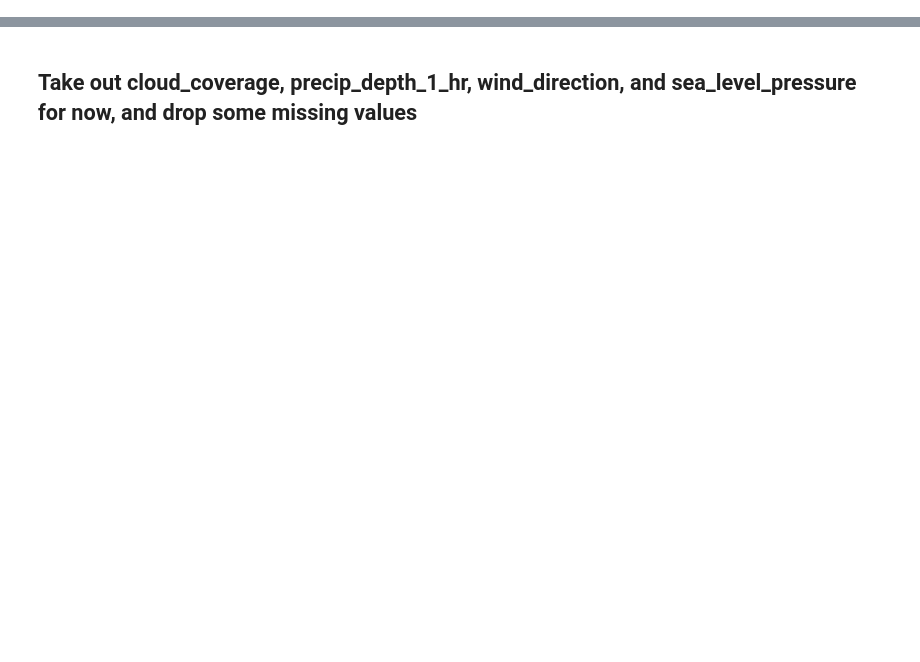
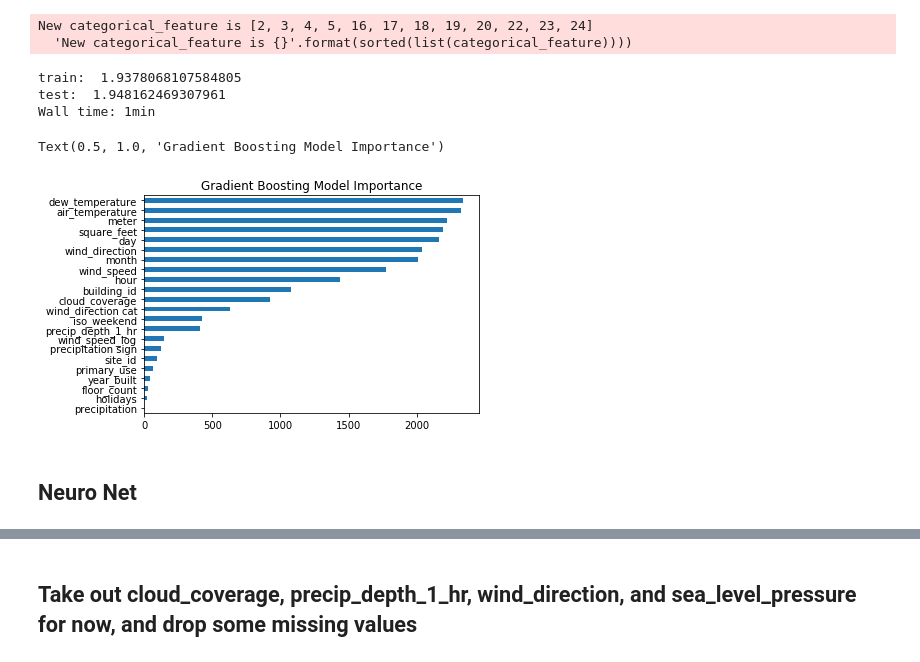
Before and after one commit to Matthew-Peng/AutoML_vs_DataScientist, a Jupyter notebook: models.ipynb, the cells around one changed output, grey strips where cells are left out. Drawn from its saved outputs; the diff is of its cells as text; code cells hidden in the pictures; blank space fills up the shorter version.

```diff
--- a/models.ipynb
+++ b/models.ipynb
@@ -18,0 +419,2 @@ Wall time: 31.8 s
+# %%
+X_train, X_test, y_train, y_test = train_test_split(X_sub, y_sub, test_size=0.5, random_state=33)
@@ -18,0 +448,42 @@ Wall time: 31.8 s
+# %%
+remaining_col = [col for col in X_train.columns if col != 'sea_level_pressure']
+# %%
+X_sub = X_sub[remaining_col]
+X_train, X_test, y_train, y_test = train_test_split(X_sub, y_sub, test_size=0.5, random_state=33)
+# %%
+%%time
+cat_variables = ['building_id', 'meter', 'site_id', 'primary_use', 'month', 'day',
+                'iso_weekend', 'hour', 'holidays',
+                'wind_direction cat', 'precipitation', 'precipitation sign']
+
+cat_variables_loc = list()
+for var in cat_variables:
+    cat_variables_loc.append(train_df.columns.get_loc(var))
+
+bst3 = lgb.LGBMRegressor(n_estimators = 750)
+bst3.fit(X_train.values, y_train.values, categorical_feature=cat_variables_loc)
+
+prediction_on_X_train = bst3.predict(X_train)
+prediction_on_X_train = pd.Series(prediction_on_X_train)
+prediction_on_X_train[prediction_on_X_train<0] = 0
+print('train: ', np.sqrt(mean_squared_log_error( y_train, prediction_on_X_train)))
+
+prediction_on_X_test = bst3.predict(X_test)
+prediction_on_X_test = pd.Series(prediction_on_X_test)
+prediction_on_X_test[prediction_on_X_test<0] = 0
+print('test: ', np.sqrt(mean_squared_log_error( y_test, prediction_on_X_test )))
+# %% [output]
+New categorical_feature is [2, 3, 4, 5, 16, 17, 18, 19, 20, 22, 23, 24]
+  'New categorical_feature is {}'.format(sorted(list(categorical_feature))))
+train:  1.9378068107584805
+test:  1.948162469307961
+Wall time: 1min
+# %%
+importance = pd.Series(bst3.feature_importances_, index=X_train.columns)
+importance.sort_values().plot.barh()
+plt.title('Gradient Boosting Model Importance')
+# %% [output]
+Text(0.5, 1.0, 'Gradient Boosting Model Importance')
+[figure, added]
+# %% [markdown]
+## Neuro Net
```
Also changed, not shown: parts of 84 cells of this notebook, 3 other files.
